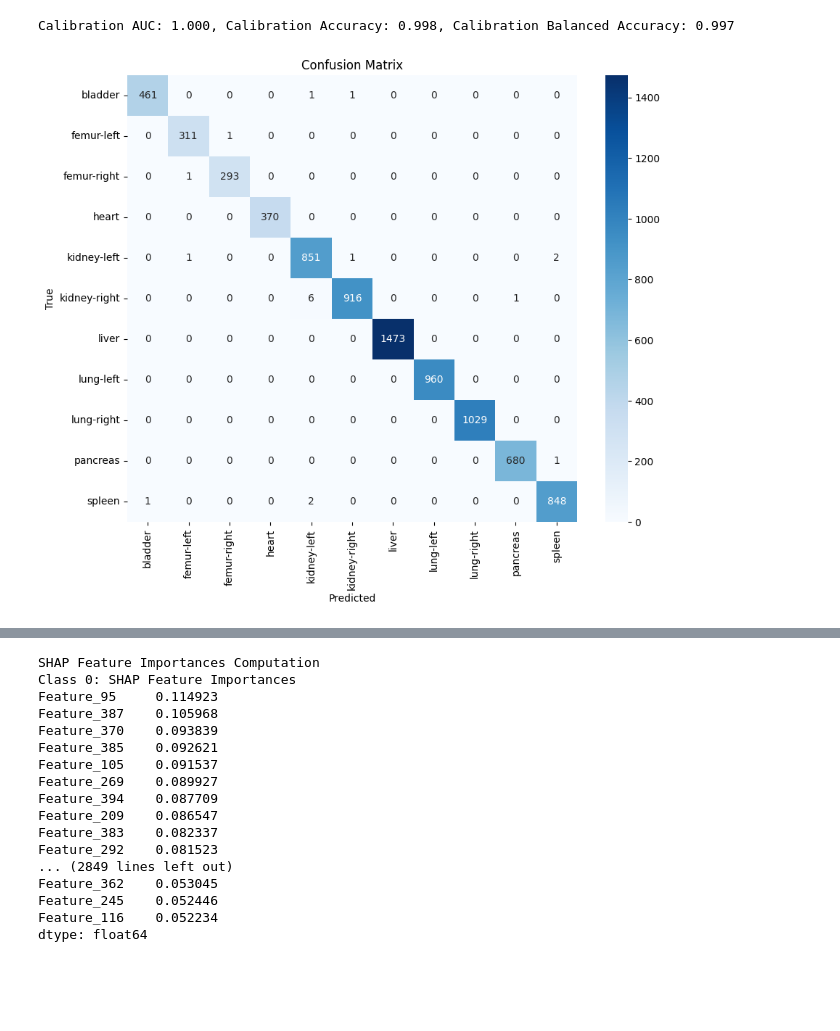
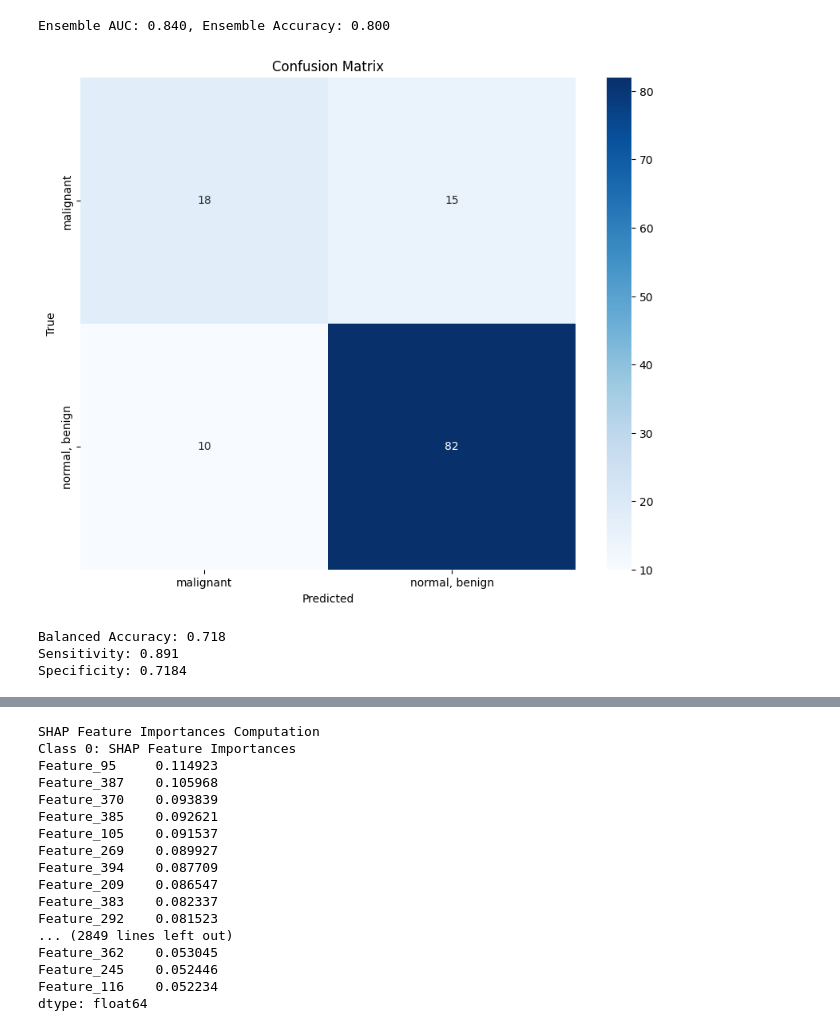
Before and after one commit to pstnmz/UQ_toolbox, a Jupyter notebook: medMNIST/UQ_test_metrics.ipynb, the cells around one changed output, grey strips where cells are left out. Cells and saved outputs as stored; diff of their text form; code cells hidden in the pictures; blank space fills up the shorter version.

```diff
--- a/medMNIST/UQ_test_metrics.ipynb
+++ b/medMNIST/UQ_test_metrics.ipynb
@@ -233,46 +283,0 @@ AUC: 0.929
-# %%
-# Perform inference on the test set
-y_true_calibration = []
-y_scores_calibration = []
-indiv_scores_calibration = [[], [], [], [], []]
-
-with torch.no_grad():
-    for data, target in calibration_loader:
-        data, target = data.to(device), target.to(device)
-        outputs = [model(data) for model in models]
-        for ind, output in zip(indiv_scores_calibration, outputs):
-            ind.extend(np.array(F.softmax(torch.tensor(output.cpu().numpy()), dim=1)))
-
-        avg_output = torch.mean(torch.stack(outputs), dim=0)
-        y_true_calibration.extend(target.cpu().numpy().flatten())
-        y_scores_calibration.extend(avg_output.cpu().numpy())
-
-y_true_calibration = np.array(y_true_calibration)
-y_scores_calibration = np.array(y_scores_calibration)
-y_prob_calibration = np.array(F.softmax(torch.tensor(y_scores_calibration), dim=1))
-# Compute AUC, Accuracy, and Balanced Accuracy for the calibration dataset
-
-# Compute AUC
-auc_calibration = roc_auc_score(y_true_calibration, y_prob_calibration, multi_class='ovr')
-
-# Compute Accuracy
-acc_calibration = accuracy_score(y_true_calibration, y_prob_calibration.argmax(axis=1))
-
-# Compute Balanced Accuracy
-bacc_calibration = balanced_accuracy_score(y_true_calibration, y_prob_calibration.argmax(axis=1))
-
-print(f'Calibration AUC: {auc_calibration:.3f}, Calibration Accuracy: {acc_calibration:.3f}, Calibration Balanced Accuracy: {bacc_calibration:.3f}')
-
-# Generate the confusion matrix
-cm = confusion_matrix(y_true_calibration, y_scores_calibration.argmax(axis=1))
-#
-# Plot the confusion matrix
-plt.figure(figsize=(10, 8))
-sns.heatmap(cm, annot=True, fmt='d', cmap='Blues', xticklabels=info['label'].values(), yticklabels=info['label'].values())
-plt.xlabel('Predicted')
-plt.ylabel('True')
-plt.title('Confusion Matrix')
-plt.show()
-# %% [output]
-Calibration AUC: 1.000, Calibration Accuracy: 0.998, Calibration Balanced Accuracy: 0.997
-[figure, removed]
@@ -280,0 +284,8 @@ y_prob = np.array(F.softmax(torch.tensor(y_scores), dim=1))
+# %%
+y_true_calibration, y_scores_calibration = test_eval(calibration_loader, device=device, models=models, data_flag='breastmnist')
+# %% [output]
+Ensemble AUC: 0.840, Ensemble Accuracy: 0.800
+[figure, added]
+Balanced Accuracy: 0.718
+Sensitivity: 0.891
+Specificity: 0.7184
```
Also changed, not shown: parts of 18 cells of this notebook, 2 other files.
